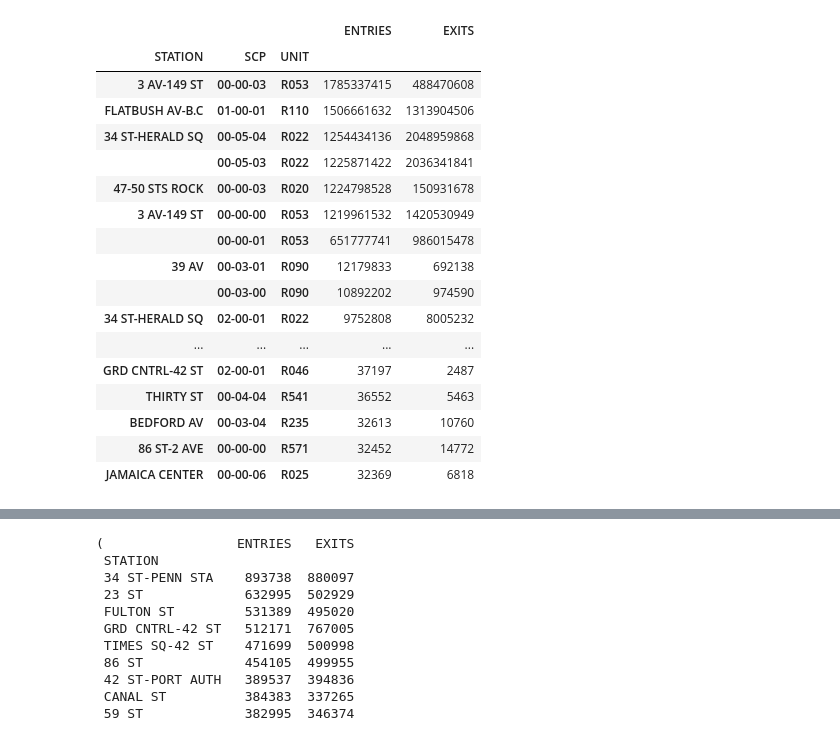
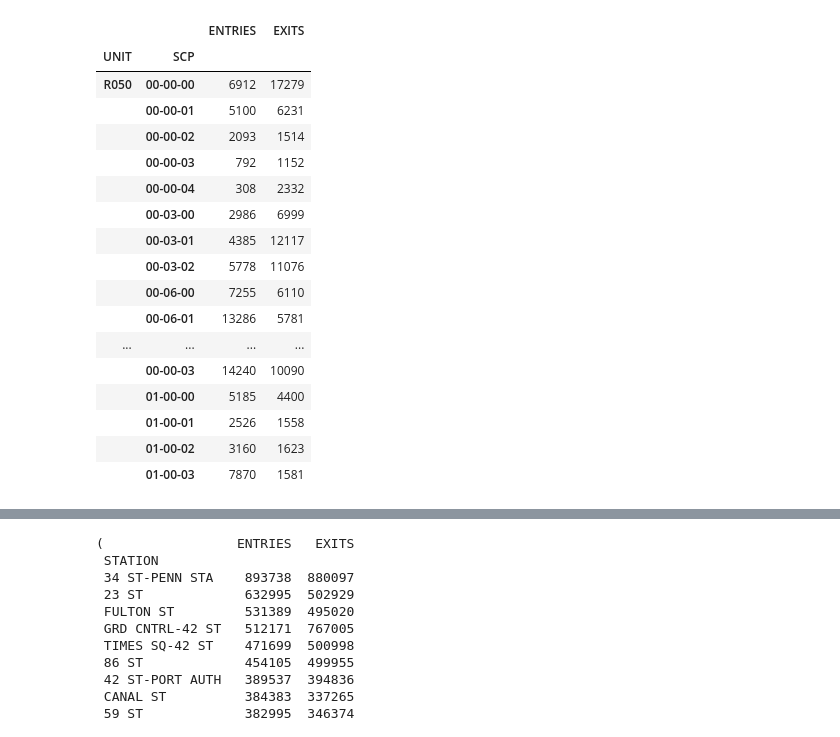
Before and after one commit to opophehu/mta_data_project, a Jupyter notebook: subway_test_darien.py.ipynb, the cells around one changed output, grey strips where cells are left out. Drawn from its saved outputs; the diff is of its cells as text; code cells hidden in the pictures.

```diff
--- a/subway_test_darien.py.ipynb
+++ b/subway_test_darien.py.ipynb
@@ -4,6 +4,6 @@ import numpy as np
 
 pd.set_option('display.float_format', '{:.2f}'.format)
 # %%
-df = pd.read_csv('turnstile_200111.csv')
+df = pd.read_csv('May_18_2019.csv')
 # %%
 df.rename(columns=lambda x: x.strip(), inplace=True)
@@ -118,26 +152,29 @@ outlier_check(df,'34 ST-HERALD SQ', '00-05-03', 25)
 # %%
 # group data by station, scp, then unit, which allows us to look at the entries and exits for each individual
 # turnstile.
-turnstiles = df.groupby(['STATION','SCP', 'UNIT'])['ENTRIES', 'EXITS'].agg(np.ptp) # np.ptp is 'peak-to-peak' max - min
+turnstiles = df.groupby(['STATION','UNIT','SCP'])['ENTRIES', 'EXITS'].agg(np.ptp) # np.ptp is 'peak-to-peak' max - min
 
+#df['Foot Traffic'] = (df['ENTRIES'] - df['ENTRIES'].shift(-1)).abs() + (df['EXITS'] - df['EXITS'].shift(-1)).abs()
 
-turnstiles.sort_values('ENTRIES', ascending=False).head(50)
+#turnstiles.sort_values('ENTRIES', ascending=False).head(50)
+
+turnstiles.loc['59 ST']
 # %% [output]
-|  |  |  | ENTRIES | EXITS |
-| STATION | SCP | UNIT |  |  |
-| 3 AV-149 ST | 00-00-03 | R053 | 1785337415 | 488470608 |
-| FLATBUSH AV-B.C | 01-00-01 | R110 | 1506661632 | 1313904506 |
-| 34 ST-HERALD SQ | 00-05-04 | R022 | 1254434136 | 2048959868 |
-|  | 00-05-03 | R022 | 1225871422 | 2036341841 |
-| 47-50 STS ROCK | 00-00-03 | R020 | 1224798528 | 150931678 |
-| 3 AV-149 ST | 00-00-00 | R053 | 1219961532 | 1420530949 |
-|  | 00-00-01 | R053 | 651777741 | 986015478 |
-| 39 AV | 00-03-01 | R090 | 12179833 | 692138 |
-|  | 00-03-00 | R090 | 10892202 | 974590 |
-| 34 ST-HERALD SQ | 02-00-01 | R022 | 9752808 | 8005232 |
-| ... | ... | ... | ... | ... |
-| GRD CNTRL-42 ST | 02-00-01 | R046 | 37197 | 2487 |
-| THIRTY ST | 00-04-04 | R541 | 36552 | 5463 |
-| BEDFORD AV | 00-03-04 | R235 | 32613 | 10760 |
-| 86 ST-2 AVE | 00-00-00 | R571 | 32452 | 14772 |
-| JAMAICA CENTER | 00-00-06 | R025 | 32369 | 6818 |
+|  |  | ENTRIES | EXITS |
+| UNIT | SCP |  |  |
+| R050 | 00-00-00 | 6912 | 17279 |
+|  | 00-00-01 | 5100 | 6231 |
+|  | 00-00-02 | 2093 | 1514 |
+|  | 00-00-03 | 792 | 1152 |
+|  | 00-00-04 | 308 | 2332 |
+|  | 00-03-00 | 2986 | 6999 |
+|  | 00-03-01 | 4385 | 12117 |
+|  | 00-03-02 | 5778 | 11076 |
+|  | 00-06-00 | 7255 | 6110 |
+|  | 00-06-01 | 13286 | 5781 |
+| ... | ... | ... | ... |
+|  | 00-00-03 | 14240 | 10090 |
+|  | 01-00-00 | 5185 | 4400 |
+|  | 01-00-01 | 2526 | 1558 |
+|  | 01-00-02 | 3160 | 1623 |
+|  | 01-00-03 | 7870 | 1581 |
```
Also changed, not shown: parts of 11 cells of this notebook.
